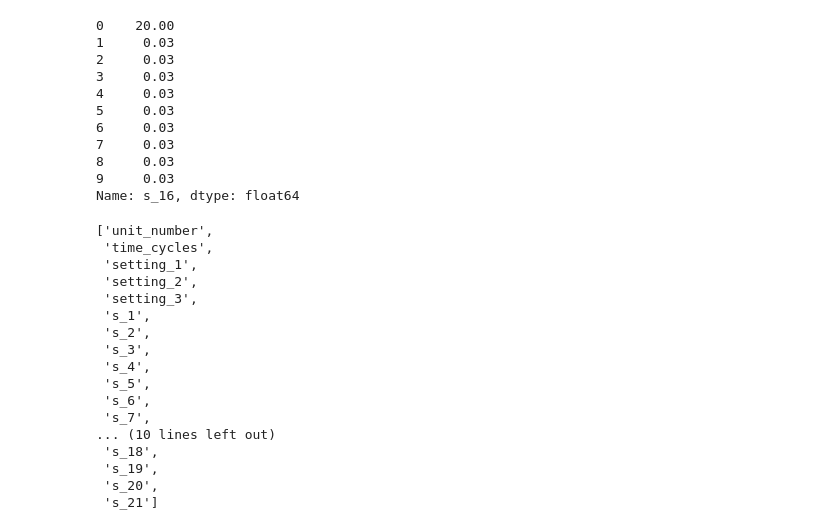
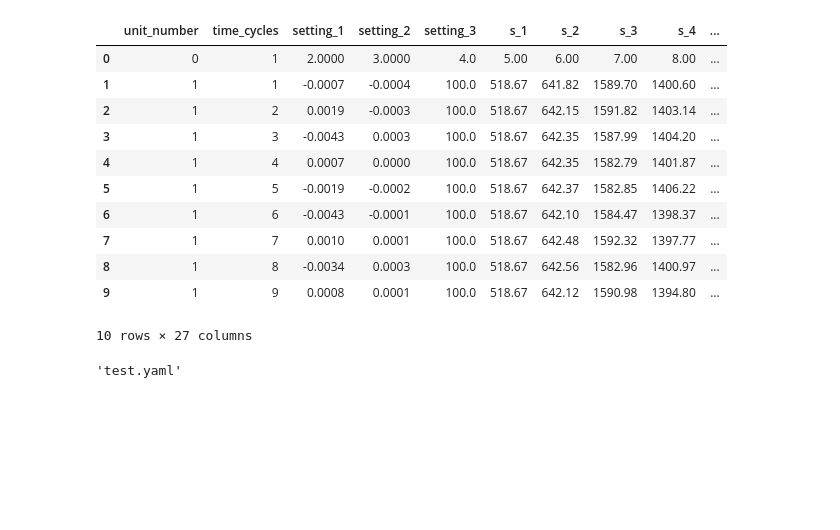
Before and after one commit to rizal-muhammed/Predictive-Maintenance, a Jupyter notebook: research/trials.ipynb, the cells around one changed output. Cells and saved outputs as stored; diff of their text form; code cells hidden in the pictures; blank space fills up the shorter version.

```diff
--- a/research/trials.ipynb
+++ b/research/trials.ipynb
@@ -38,0 +25,4 @@ df.head()
+# %%
+train_grouped_by_unit = df.groupby(by='unit_number')
+# %%
+max_time_cycles = train_grouped_by_unit['time_cycles'].max()
@@ -69,40 +58,16 @@ df.head()
-# %%
-df["s_16"]
-# %% [output]
-0    20.00
-1     0.03
-2     0.03
-3     0.03
-4     0.03
-5     0.03
-6     0.03
-7     0.03
-8     0.03
-9     0.03
-Name: s_16, dtype: float64
-# %%
-
-
-index_names = ['unit_number', 'time_cycles']
-setting_names = ['setting_1', 'setting_2', 'setting_3']
-sensor_names = ['s_{}'.format(i+1) for i in range(0,21)]
-col_names = index_names + setting_names + sensor_names
-col_names
-# %% [output]
-['unit_number',
- 'time_cycles',
- 'setting_1',
- 'setting_2',
- 'setting_3',
- 's_1',
- 's_2',
- 's_3',
- 's_4',
- 's_5',
- 's_6',
- 's_7',
-... (10 lines left out)
- 's_18',
- 's_19',
- 's_20',
- 's_21']
+# %%
+merged = df.merge(max_time_cycles.to_frame(name='max_time_cycle'), left_on='unit_number',right_index=True)
+merged
+# %% [output]
+|  | unit_number | time_cycles | setting_1 | setting_2 | setting_3 | s_1 | s_2 | s_3 | s_4 | ... |
+| 0 | 0 | 1 | 2.0000 | 3.0000 | 4.0 | 5.00 | 6.00 | 7.00 | 8.00 | ... |
+| 1 | 1 | 1 | -0.0007 | -0.0004 | 100.0 | 518.67 | 641.82 | 1589.70 | 1400.60 | ... |
+| 2 | 1 | 2 | 0.0019 | -0.0003 | 100.0 | 518.67 | 642.15 | 1591.82 | 1403.14 | ... |
+| 3 | 1 | 3 | -0.0043 | 0.0003 | 100.0 | 518.67 | 642.35 | 1587.99 | 1404.20 | ... |
+| 4 | 1 | 4 | 0.0007 | 0.0000 | 100.0 | 518.67 | 642.35 | 1582.79 | 1401.87 | ... |
+| 5 | 1 | 5 | -0.0019 | -0.0002 | 100.0 | 518.67 | 642.37 | 1582.85 | 1406.22 | ... |
+| 6 | 1 | 6 | -0.0043 | -0.0001 | 100.0 | 518.67 | 642.10 | 1584.47 | 1398.37 | ... |
+| 7 | 1 | 7 | 0.0010 | 0.0001 | 100.0 | 518.67 | 642.48 | 1592.32 | 1397.77 | ... |
+| 8 | 1 | 8 | -0.0034 | 0.0003 | 100.0 | 518.67 | 642.56 | 1582.96 | 1400.97 | ... |
+| 9 | 1 | 9 | 0.0008 | 0.0001 | 100.0 | 518.67 | 642.12 | 1590.98 | 1394.80 | ... |
+10 rows × 27 columns
@@ -108,0 +77,4 @@ col_names
+# %%
+data
+# %% [output]
+'test.yaml'
```
Also changed, not shown: parts of 9 cells of this notebook, 10 other files.
